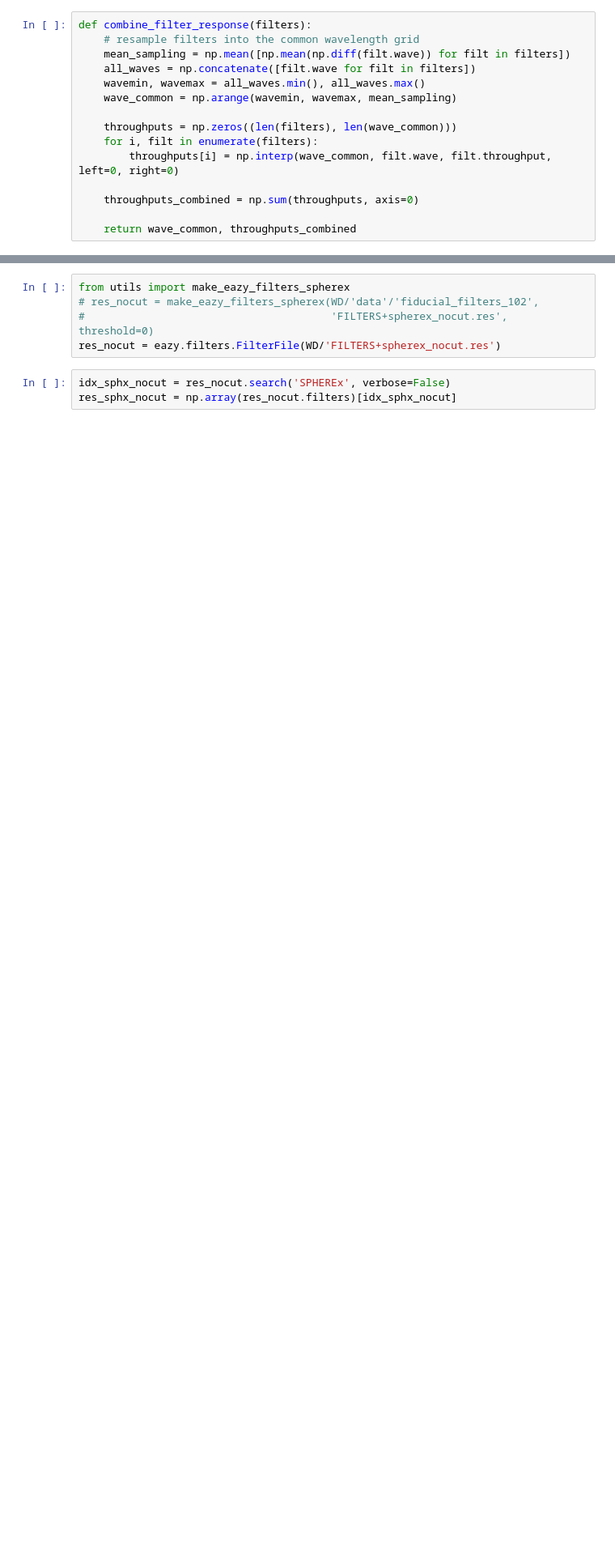
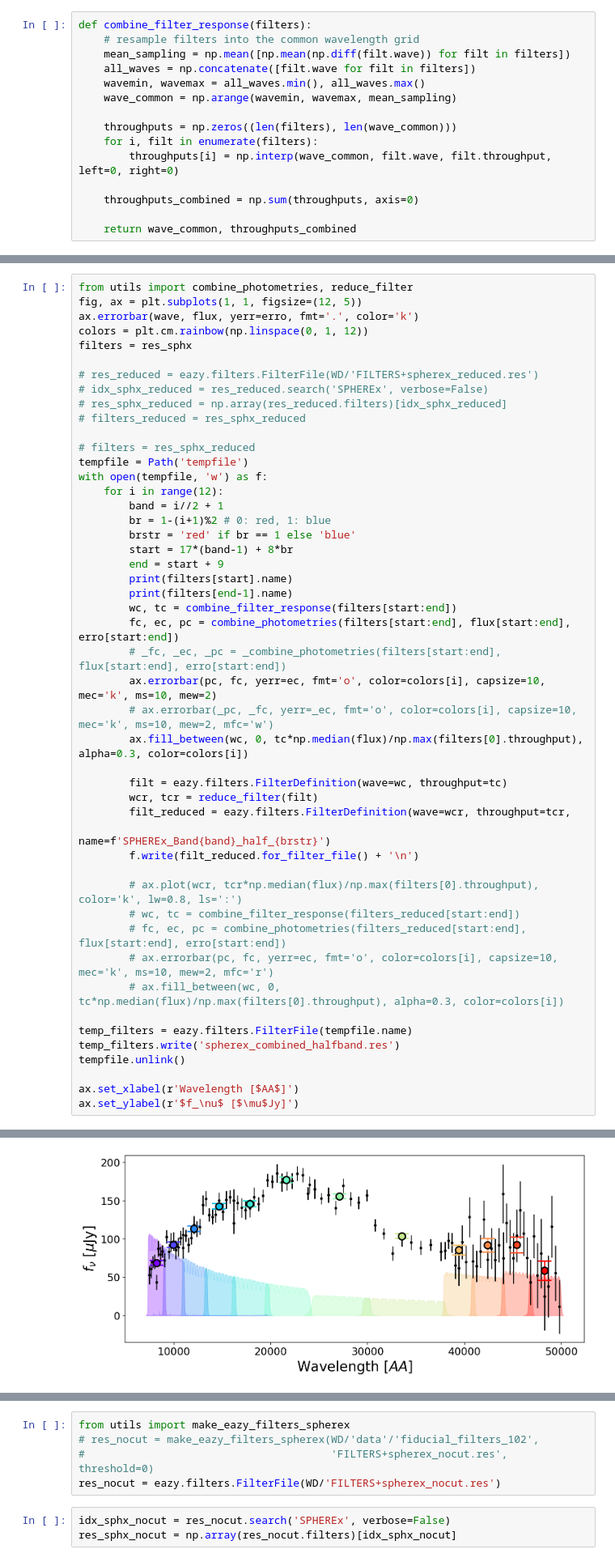
Before and after one commit to hbahk/spherex-challenge, a Jupyter notebook: challenge/combine_spherex_phot.ipynb, the cells around one changed output, grey strips where cells are left out. Shown at 81% size. Drawn from its saved outputs; the diff is of its cells as text; blank space fills up the shorter version.

```diff
--- a/challenge/combine_spherex_phot.ipynb
+++ b/challenge/combine_spherex_phot.ipynb
@@ -170,0 +188,49 @@ eazy.filters.FilterDefinition('SPHEREx_Band1_combined', )
+# %%
+from utils import combine_photometries, reduce_filter
+fig, ax = plt.subplots(1, 1, figsize=(12, 5))
+ax.errorbar(wave, flux, yerr=erro, fmt='.', color='k')
+colors = plt.cm.rainbow(np.linspace(0, 1, 12))
+filters = res_sphx
+
+# res_reduced = eazy.filters.FilterFile(WD/'FILTERS+spherex_reduced.res')
+# idx_sphx_reduced = res_reduced.search('SPHEREx', verbose=False)
+# res_sphx_reduced = np.array(res_reduced.filters)[idx_sphx_reduced]
+# filters_reduced = res_sphx_reduced
+
+# filters = res_sphx_reduced
+tempfile = Path('tempfile')
+with open(tempfile, 'w') as f:
+    for i in range(12):
+        band = i//2 + 1
+        br = 1-(i+1)%2 # 0: red, 1: blue
+        brstr = 'red' if br == 1 else 'blue'
+        start = 17*(band-1) + 8*br
+        end = start + 9
+        print(filters[start].name)
+        print(filters[end-1].name)
+        wc, tc = combine_filter_response(filters[start:end])
+        fc, ec, pc = combine_photometries(filters[start:end], flux[start:end], erro[start:end])
+        # _fc, _ec, _pc = _combine_photometries(filters[start:end], flux[start:end], erro[start:end])
+        ax.errorbar(pc, fc, yerr=ec, fmt='o', color=colors[i], capsize=10, mec='k', ms=10, mew=2)
+        # ax.errorbar(_pc, _fc, yerr=_ec, fmt='o', color=colors[i], capsize=10, mec='k', ms=10, mew=2, mfc='w')
+        ax.fill_between(wc, 0, tc*np.median(flux)/np.max(filters[0].throughput), alpha=0.3, color=colors[i])
+
+        filt = eazy.filters.FilterDefinition(wave=wc, throughput=tc)
+        wcr, tcr = reduce_filter(filt)
+        filt_reduced = eazy.filters.FilterDefinition(wave=wcr, throughput=tcr,
+                                                     name=f'SPHEREx_Band{band}_half_{brstr}')
+        f.write(filt_reduced.for_filter_file() + '\n')
+
+        # ax.plot(wcr, tcr*np.median(flux)/np.max(filters[0].throughput), color='k', lw=0.8, ls=':')
+        # wc, tc = combine_filter_response(filters_reduced[start:end])
+        # fc, ec, pc = combine_photometries(filters_reduced[start:end], flux[start:end], erro[start:end])
+        # ax.errorbar(pc, fc, yerr=ec, fmt='o', color=colors[i], capsize=10, mec='k', ms=10, mew=2, mfc='r')
+        # ax.fill_between(wc, 0, tc*np.median(flux)/np.max(filters[0].throughput), alpha=0.3, color=colors[i])
+
+temp_filters = eazy.filters.FilterFile(tempfile.name)
+temp_filters.write('spherex_combined_halfband.res')
+tempfile.unlink()
+
+ax.set_xlabel(r'Wavelength [$AA$]')
+ax.set_ylabel(r'$f_\nu$ [$\mu$Jy]')
+# %% [output]
@@ -170,0 +255 @@ eazy.filters.FilterDefinition('SPHEREx_Band1_combined', )
+[figure, added]
```
Also changed, not shown: parts of 10 cells of this notebook, 5 other files.
